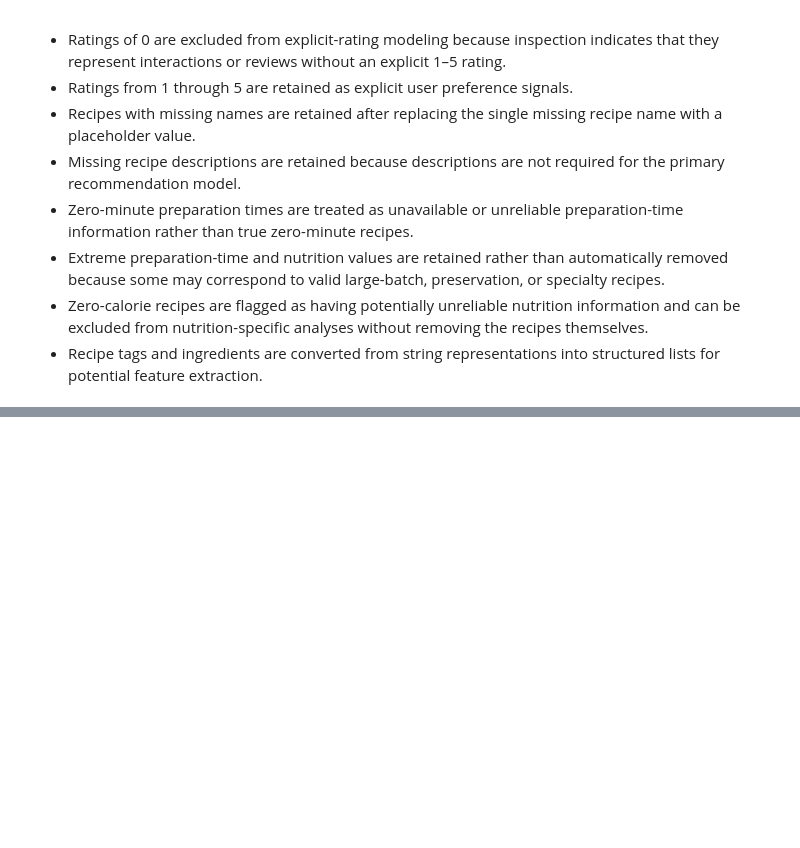
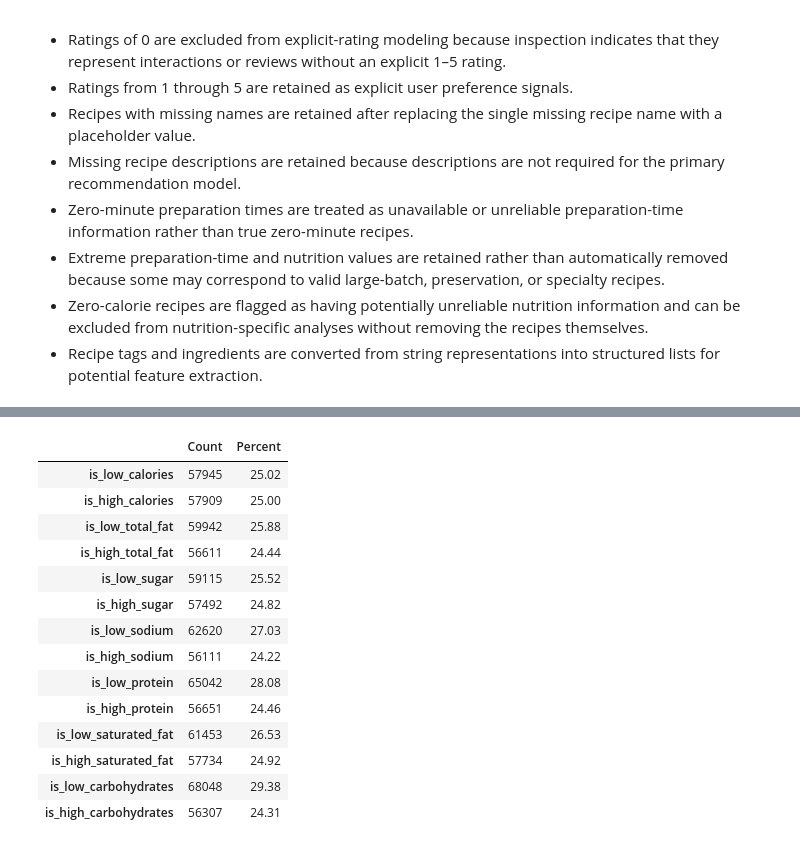
Before and after one commit to janvigandhi10/Bayesian_recipe_rec_project, a Jupyter notebook: notebooks/hoang_data_cleaning_eda.ipynb, the cells around one changed output, grey strips where cells are left out. Drawn from its saved outputs; the diff is of its cells as text; code cells hidden in the pictures; blank space fills up the shorter version.

```diff
--- a/notebooks/hoang_data_cleaning_eda.ipynb
+++ b/notebooks/hoang_data_cleaning_eda.ipynb
@@ -1228,0 +1613,19 @@ The following decisions are applied:
+# %%
+nutrition_features = {}
+
+for col in nutrition_cols:
+    q25 = recipes_clean[col].quantile(0.25)
+    q75 = recipes_clean[col].quantile(0.75)
+
+    recipes_clean[f"{col}_level"] = pd.cut(
+        recipes_clean[col],
+        bins=[-float("inf"), q25, q75, float("inf")],
+        labels=["low", "moderate", "high"],
+        include_lowest=True
+    )
+
+    # Cleaner feature name
+    feature_name = col.replace("_pct", "")
+
+    nutrition_features[f"is_low_{feature_name}"] = (col, "low")
+    nutrition_features[f"is_high_{feature_name}"] = (col, "high")
@@ -1228,0 +1637,27 @@ The following decisions are applied:
+# %%
+nutrition_feature_cols = list(nutrition_features.keys())
+
+nutrition_feature_summary = pd.DataFrame({
+    "Count": recipes_clean[nutrition_feature_cols].sum(),
+    "Percent": (
+        recipes_clean[nutrition_feature_cols].mean() * 100
+    ).round(2)
+})
+
+nutrition_feature_summary
+# %% [output]
+|  | Count | Percent |
+| is_low_calories | 57945 | 25.02 |
+| is_high_calories | 57909 | 25.00 |
+| is_low_total_fat | 59942 | 25.88 |
+| is_high_total_fat | 56611 | 24.44 |
+| is_low_sugar | 59115 | 25.52 |
+| is_high_sugar | 57492 | 24.82 |
+| is_low_sodium | 62620 | 27.03 |
+| is_high_sodium | 56111 | 24.22 |
+| is_low_protein | 65042 | 28.08 |
+| is_high_protein | 56651 | 24.46 |
+| is_low_saturated_fat | 61453 | 26.53 |
+| is_high_saturated_fat | 57734 | 24.92 |
+| is_low_carbohydrates | 68048 | 29.38 |
+| is_high_carbohydrates | 56307 | 24.31 |
```
Also changed, not shown: parts of 45 cells of this notebook, 7 other files.
